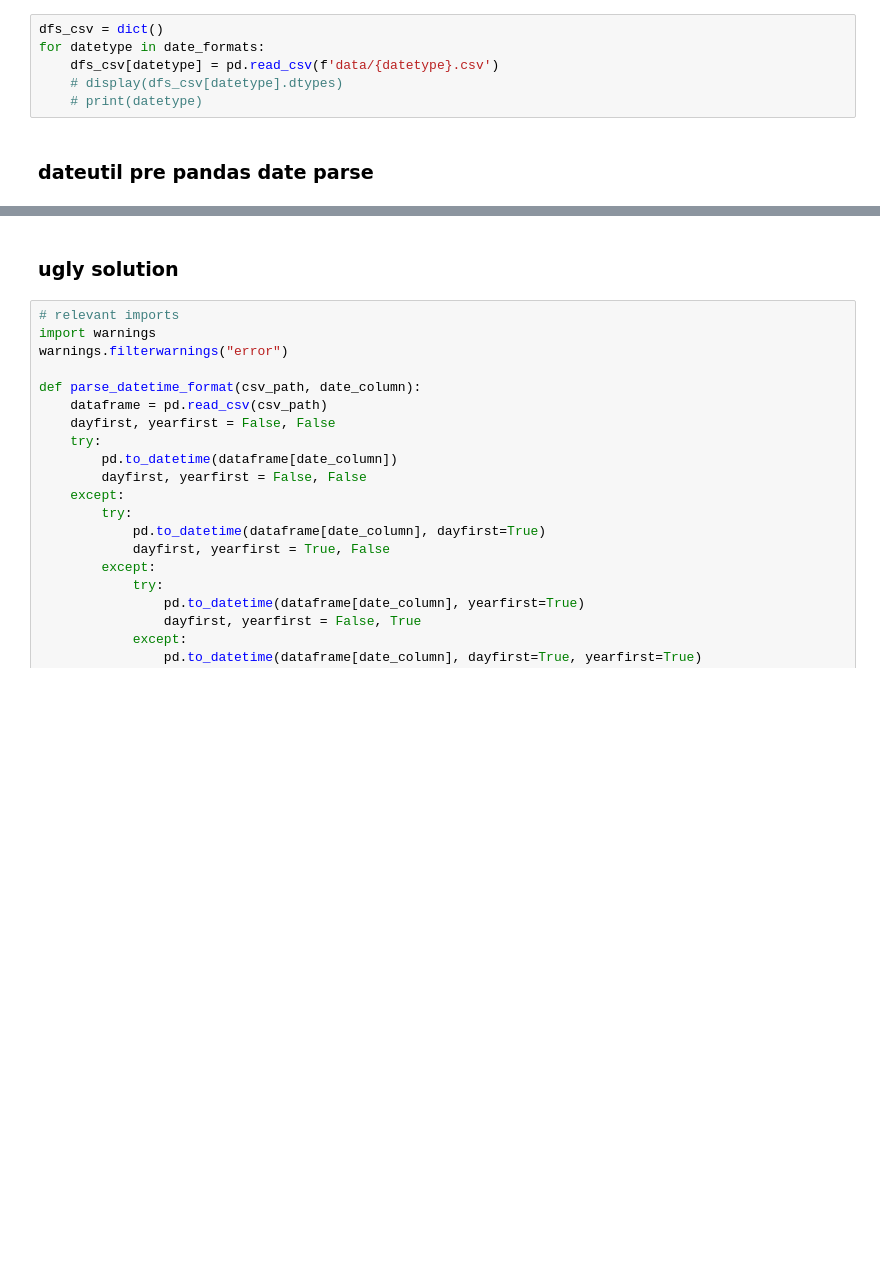
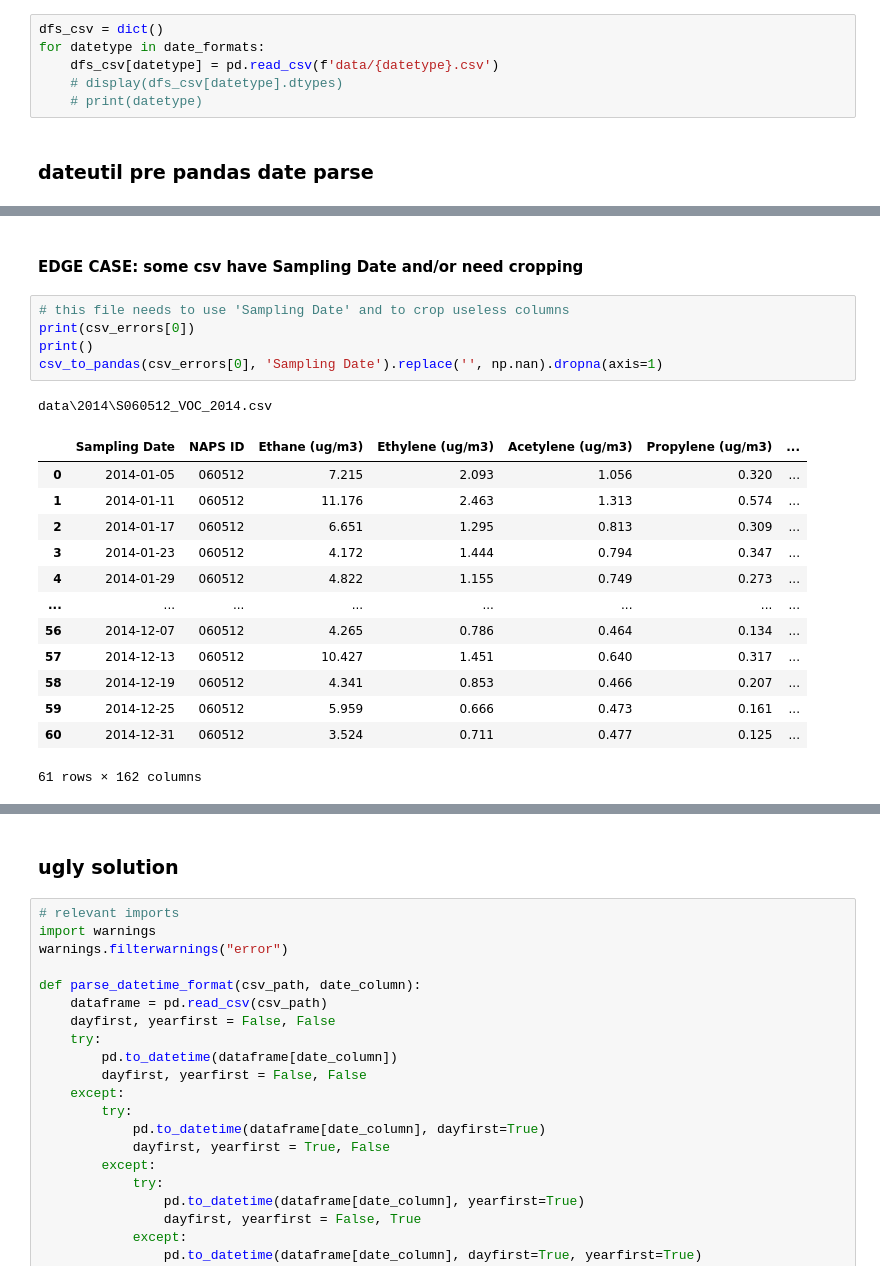
Before and after one commit to KevinCarr42/date_time_parsing, a Jupyter notebook: parse_dates.ipynb, the cells around one changed output, grey strips where cells are left out. Drawn from its saved outputs; the diff is of its cells as text; blank space fills up the shorter version.

```diff
--- a/parse_dates.ipynb
+++ b/parse_dates.ipynb
@@ -293,0 +318,22 @@ filepath.split('.')[-1]
+# %% [markdown]
+#### EDGE CASE: some csv have Sampling Date and/or need cropping
+# %%
+# this file needs to use 'Sampling Date' and to crop useless columns
+print(csv_errors[0])
+print()
+csv_to_pandas(csv_errors[0], 'Sampling Date').replace('', np.nan).dropna(axis=1)
+# %% [output]
+data\2014\S060512_VOC_2014.csv
+|  | Sampling Date | NAPS ID | Ethane (ug/m3) | Ethylene (ug/m3) | Acetylene (ug/m3) | Propylene (ug/m3) | ... |
+| 0 | 2014-01-05 | 060512 | 7.215 | 2.093 | 1.056 | 0.320 | ... |
+| 1 | 2014-01-11 | 060512 | 11.176 | 2.463 | 1.313 | 0.574 | ... |
+| 2 | 2014-01-17 | 060512 | 6.651 | 1.295 | 0.813 | 0.309 | ... |
+| 3 | 2014-01-23 | 060512 | 4.172 | 1.444 | 0.794 | 0.347 | ... |
+| 4 | 2014-01-29 | 060512 | 4.822 | 1.155 | 0.749 | 0.273 | ... |
+| ... | ... | ... | ... | ... | ... | ... | ... |
+| 56 | 2014-12-07 | 060512 | 4.265 | 0.786 | 0.464 | 0.134 | ... |
+| 57 | 2014-12-13 | 060512 | 10.427 | 1.451 | 0.640 | 0.317 | ... |
+| 58 | 2014-12-19 | 060512 | 4.341 | 0.853 | 0.466 | 0.207 | ... |
+| 59 | 2014-12-25 | 060512 | 5.959 | 0.666 | 0.473 | 0.161 | ... |
+| 60 | 2014-12-31 | 060512 | 3.524 | 0.711 | 0.477 | 0.125 | ... |
+61 rows × 162 columns
```
Also changed, not shown: parts of 19 cells of this notebook.
